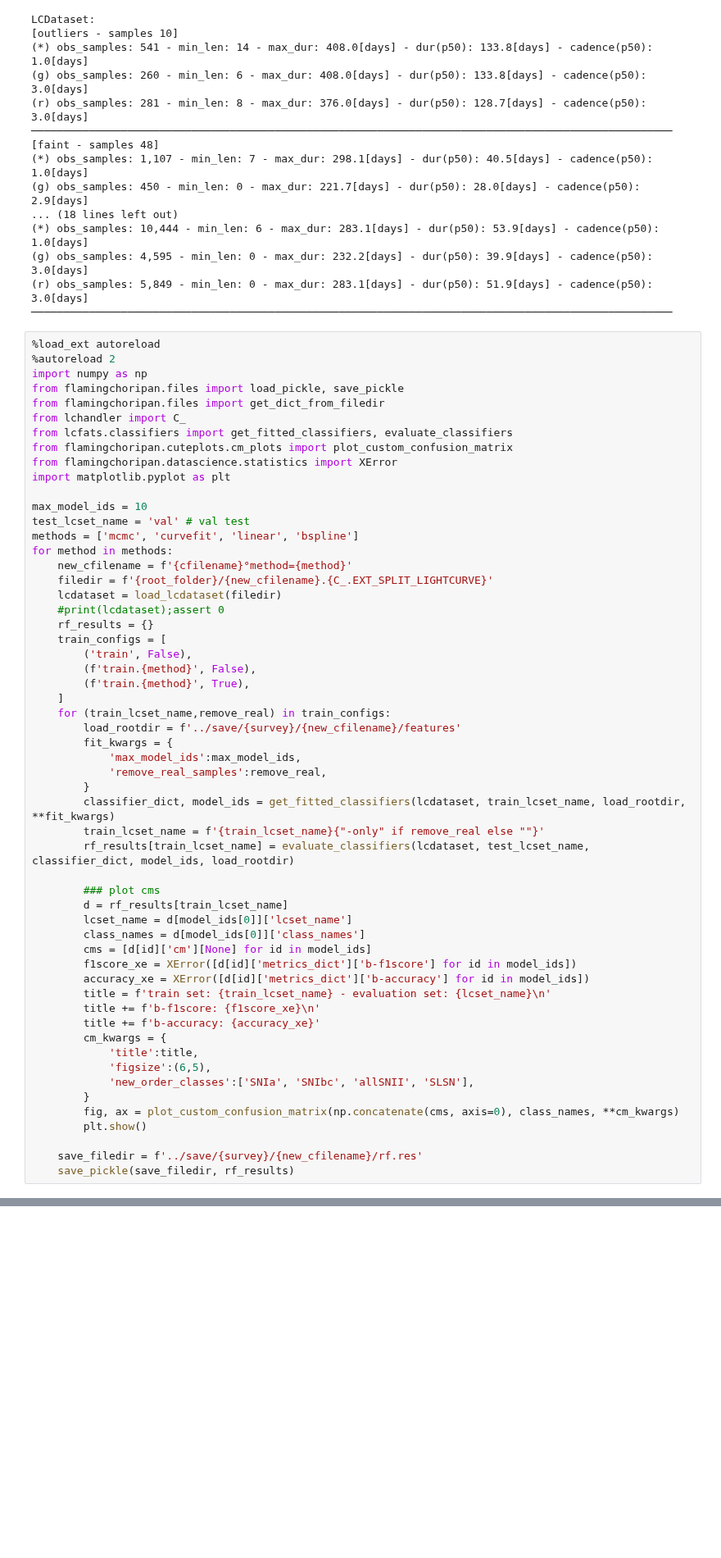
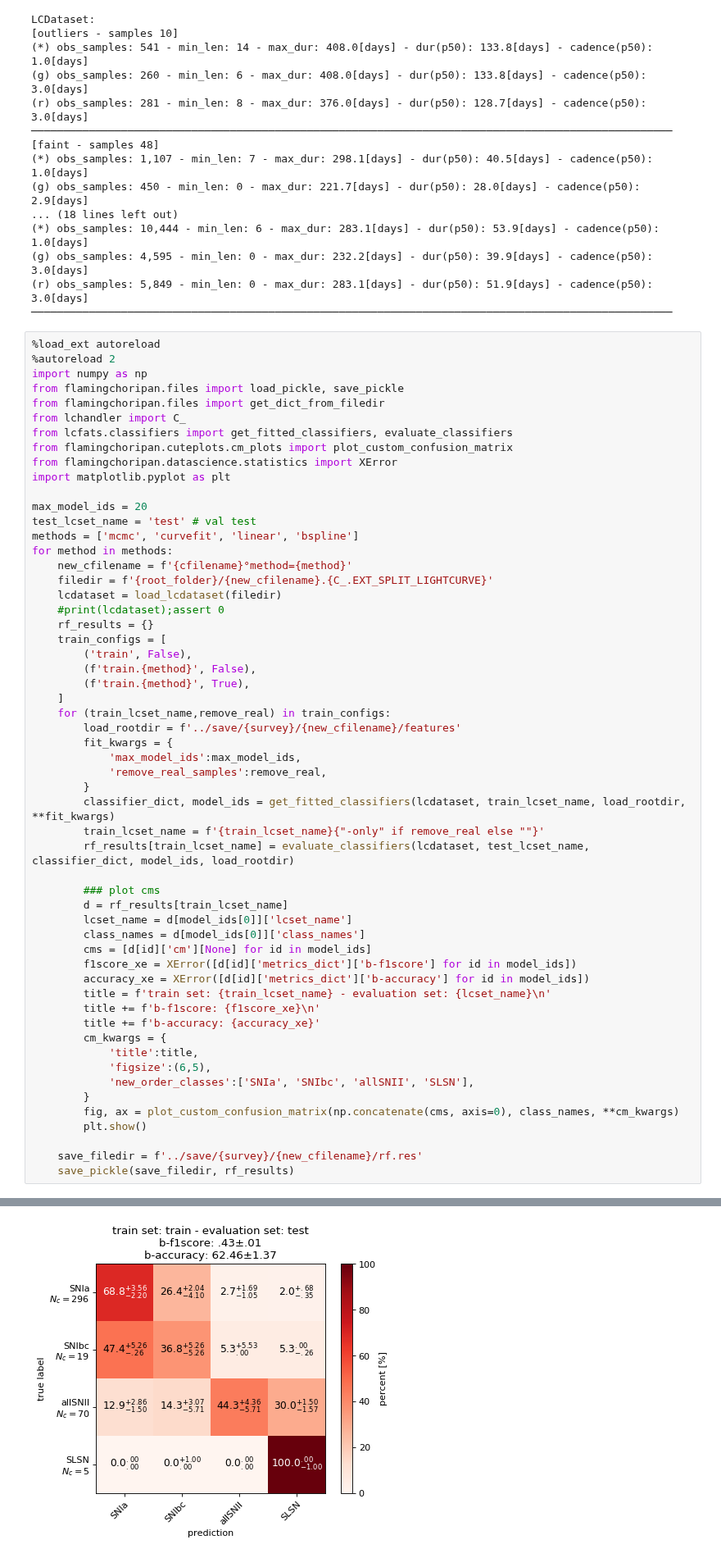
Before and after one commit to opimentel-github/astro-lightcurves-fats, a Jupyter notebook: experiments/random_forest.ipynb, the cells around one changed output, grey strips where cells are left out. Shown at 82% size. Drawn from its saved outputs; the diff is of its cells as text; blank space fills up the shorter version.

```diff
--- a/experiments/random_forest.ipynb
+++ b/experiments/random_forest.ipynb
@@ -75,8 +75,8 @@ from flamingchoripan.cuteplots.cm_plots import plot_custom_confusion_matrix
 from flamingchoripan.datascience.statistics import XError
 import matplotlib.pyplot as plt
 
-max_model_ids = 10
-test_lcset_name = 'val' # val test
+max_model_ids = 20
+test_lcset_name = 'test' # val test
 methods = ['mcmc', 'curvefit', 'linear', 'bspline']
 for method in methods:
     new_cfilename = f'{cfilename}°method={method}'
@@ -127,3 +126,4 @@ FileNotFoundError: [Errno 2] No such file or directory: '../../surveys-save/aler
+[figure, added]
 # %%
 import numpy as np
 from flamingchoripan.files import load_pickle, save_pickle
```
Also changed, not shown: parts of 1 cell of this notebook, 1 other file.
